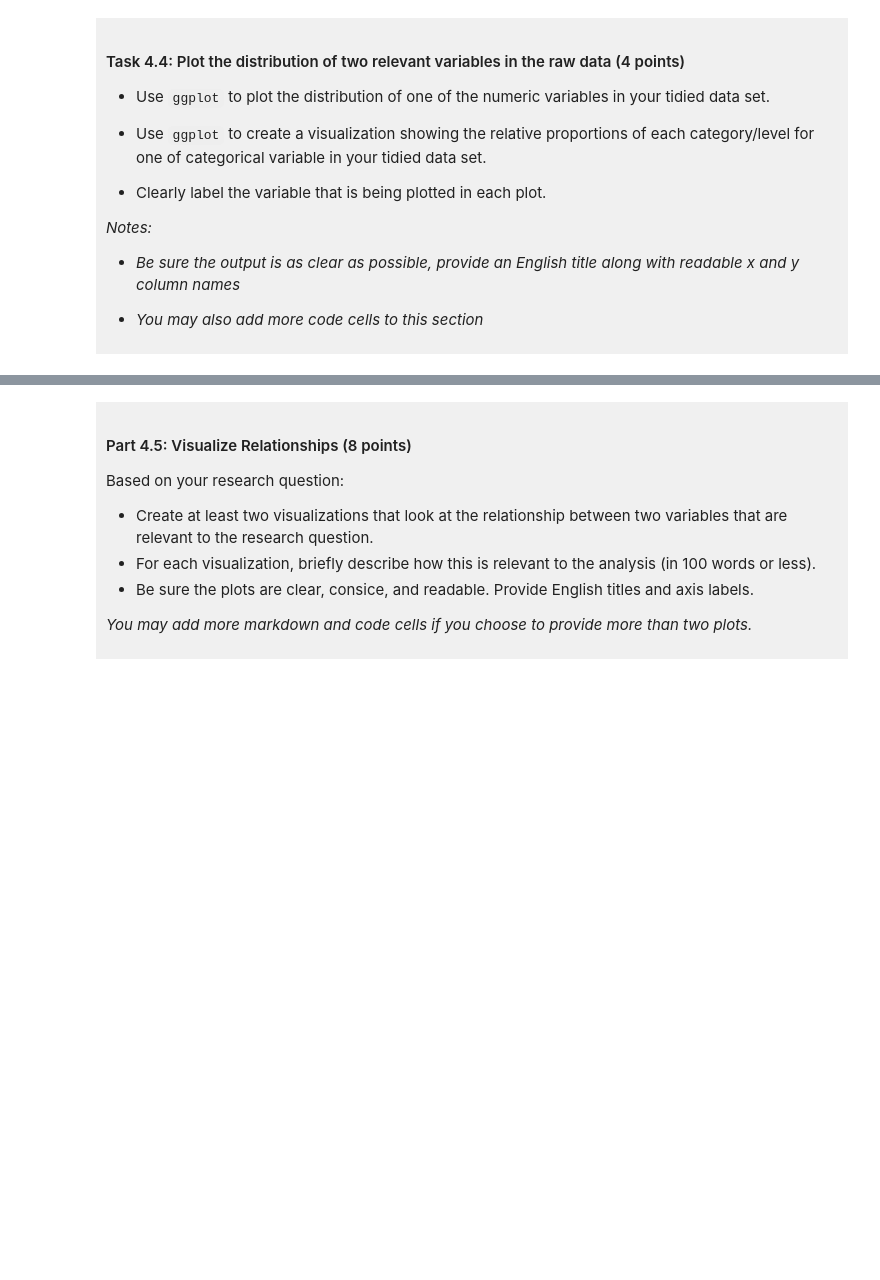
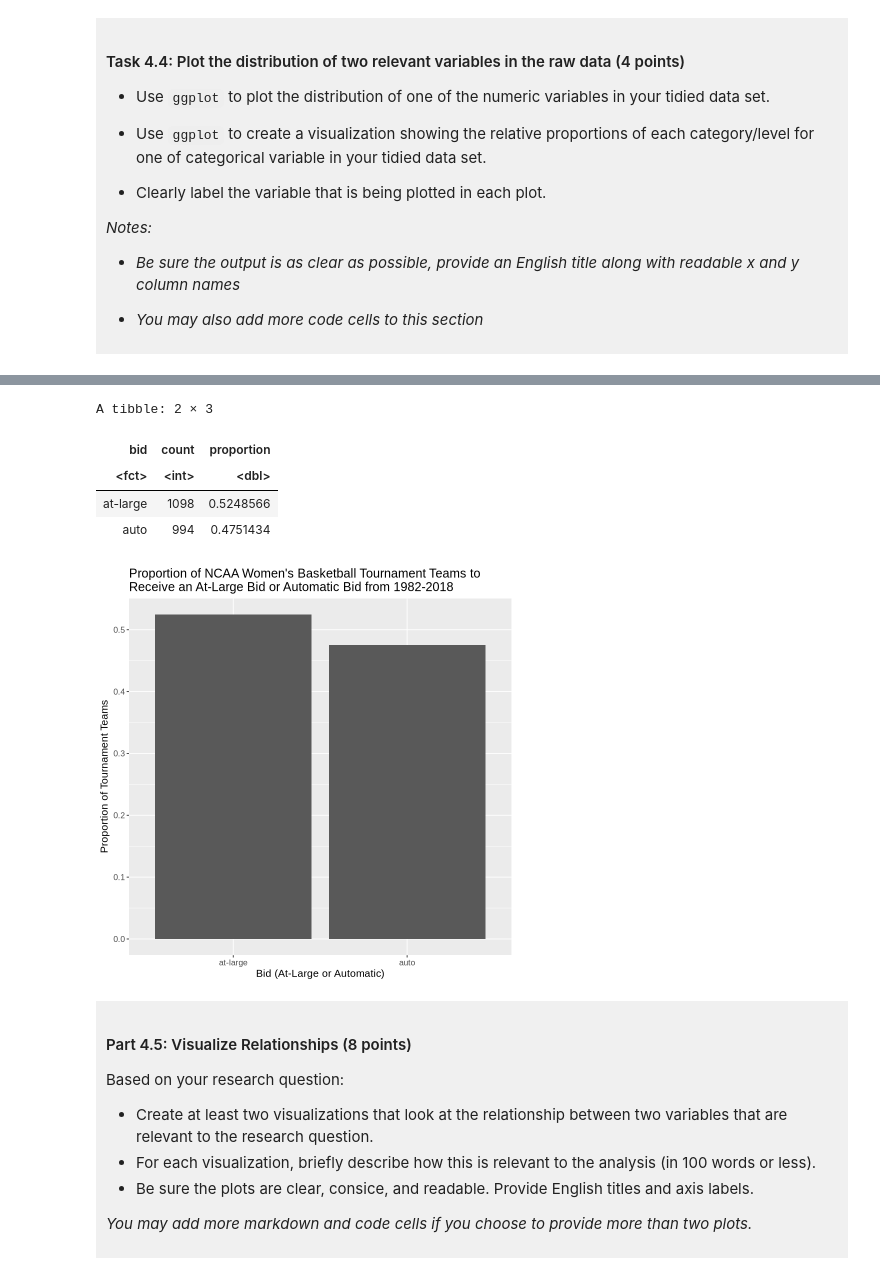
Before and after one commit to chickensandwich2736/dsci-100-project-alex-ren, a Jupyter notebook: dsci-100-project-notebook.ipynb, the cells around one changed output, grey strips where cells are left out. Saved outputs shown, nothing was run; the diff lists cells and outputs as text; code cells hidden in the pictures; blank space fills up the shorter version.

```diff
--- a/dsci-100-project-notebook.ipynb
+++ b/dsci-100-project-notebook.ipynb
@@ -307,5 +351,27 @@ You will refine your research question (if needed) and produce a tidy data set.
 # %%
-### EDIT THIS CODE CELL FOR PLOT 2 ###
+proportions_for_bid <- ncaa_data_tidy |>
+    group_by(bid) |>
+    summarize(count = n()) |>
+    mutate(proportion = count/sum(count))
+
+proportions_for_bid
+
+
+plot_2 <- proportions_for_bid |>
+    ggplot(aes(x = bid, y = proportion)) +
+    geom_bar(stat = "identity") +
+    labs(x = "Bid (At-Large or Automatic)", y = "Proportion of Tournament Teams",
+         title = "Proportion of NCAA Women's Basketball Tournament Teams to \nReceive an At-Large Bid or Automatic Bid from 1982-2018") +
+    theme(text = element_text(size = 12.5))
+
+plot_2
+# %% [output]
+A tibble: 2 × 3
+| bid | count | proportion |
+| <fct> | <int> | <dbl> |
+| at-large | 1098 | 0.5248566 |
+| auto | 994 | 0.4751434 |
+[figure, added]
 # %% [markdown]
 <div style="background-color: #f0f0f0; padding: 10px;">
 
```
Also changed, not shown: parts of 12 cells of this notebook.
